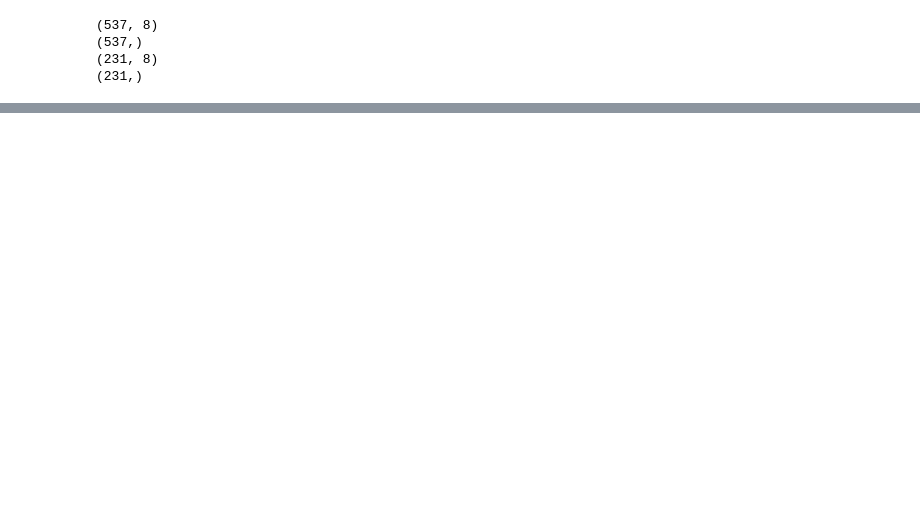
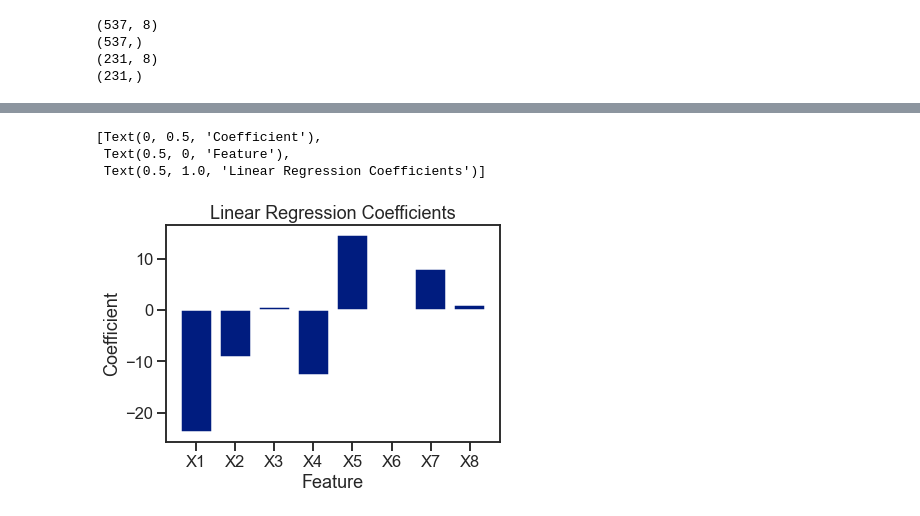
Before and after one commit to Nikhil-Khetani/IBM-Supervised-Learning-Regression, a Jupyter notebook: Model_Train.ipynb, the cells around one changed output, grey strips where cells are left out. Saved outputs shown, nothing was run; the diff lists cells and outputs as text; code cells hidden in the pictures; blank space fills up the shorter version.

```diff
--- a/Model_Train.ipynb
+++ b/Model_Train.ipynb
@@ -111,3 +130,15 @@ MSE: 7.692563589015151
+# %%
+
+ax = plt.axes()
+ax.bar(df.columns[:-1],LR.coef_)
+ax.set(xlabel = 'Feature',
+      ylabel = 'Coefficient',
+      title = 'Linear Regression Coefficients')
+# %% [output]
+[Text(0, 0.5, 'Coefficient'),
+ Text(0.5, 0, 'Feature'),
+ Text(0.5, 1.0, 'Linear Regression Coefficients')]
+[figure, added]
 # %%
 from sklearn.preprocessing import PolynomialFeatures
 degree = 4
```
Also changed, not shown: parts of 13 cells of this notebook, 2 other files.
